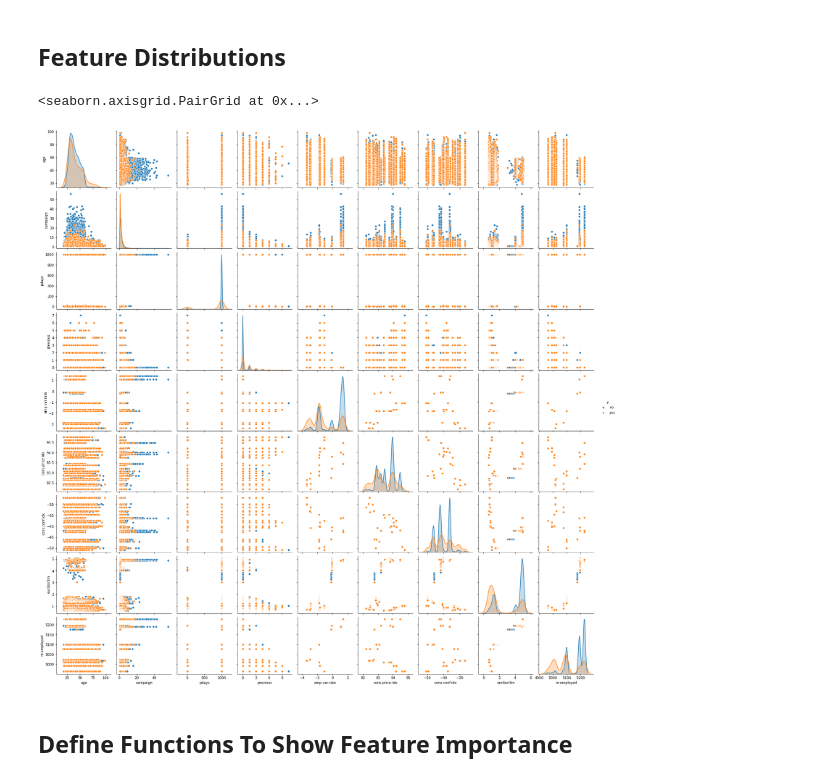
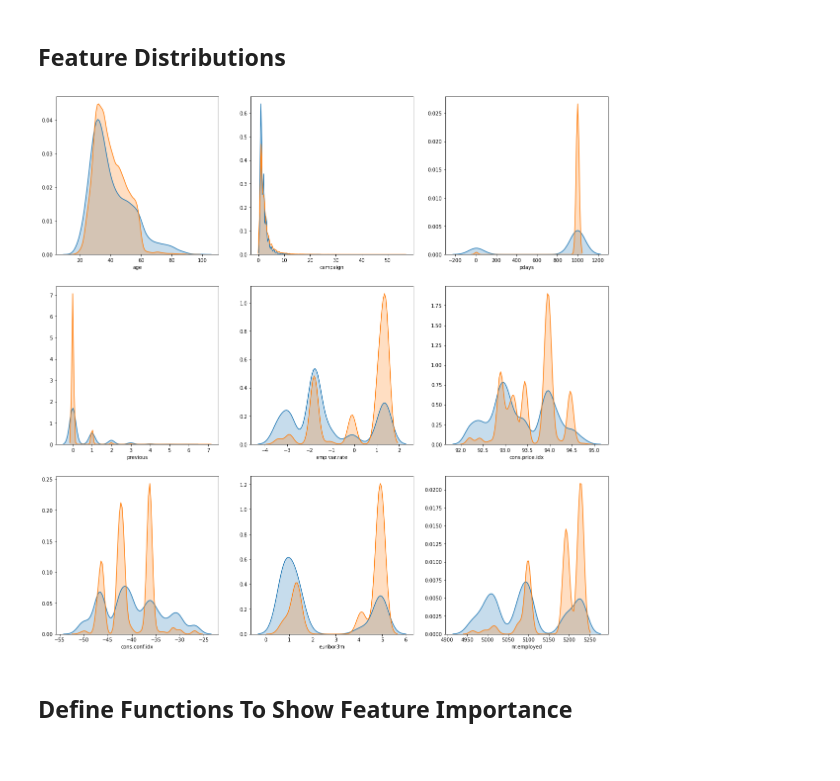
Before and after one commit to markczhang/domain_knowledge_machine_learning_approach, a Jupyter notebook: bank marketing.ipynb, the cells around one changed output. Saved outputs shown, nothing was run; the diff lists cells and outputs as text; code cells hidden in the pictures.

Commit message:
Added feature distributions using subplots

```diff
--- a/bank marketing.ipynb
+++ b/bank marketing.ipynb
@@ -72,10 +70,17 @@ LogisticRegression(max_iter=1000, random_state=1)
 # %% [markdown]
 ## Feature Distributions
-# %%
-sns.pairplot(pd.concat([df.select_dtypes(exclude='object'), df.y], axis=1), hue='y')
-# %% [output]
-<seaborn.axisgrid.PairGrid at 0x...>
-[figure, removed]
+# %%
+df_num = df.select_dtypes(exclude='object')
+fig, axes = plt.subplots(3, 3, figsize=(20, 20))
+idx = 0
+
+for i in range(0, 3):
+    for j in range(0, 3):
+        sns.distplot(df_num.iloc[:, idx][df.y == 'yes'], hist=False, kde_kws={"shade": True}, ax=axes[i, j])
+        sns.distplot(df_num.iloc[:, idx][df.y == 'no'], hist=False, kde_kws={"shade": True}, ax=axes[i, j])
+        idx += 1
+# %% [output]
+[figure, added]
 # %% [markdown]
 ## Define Functions To Show Feature Importance
 # %%
```
Also changed, not shown: parts of 1 cell of this notebook.
